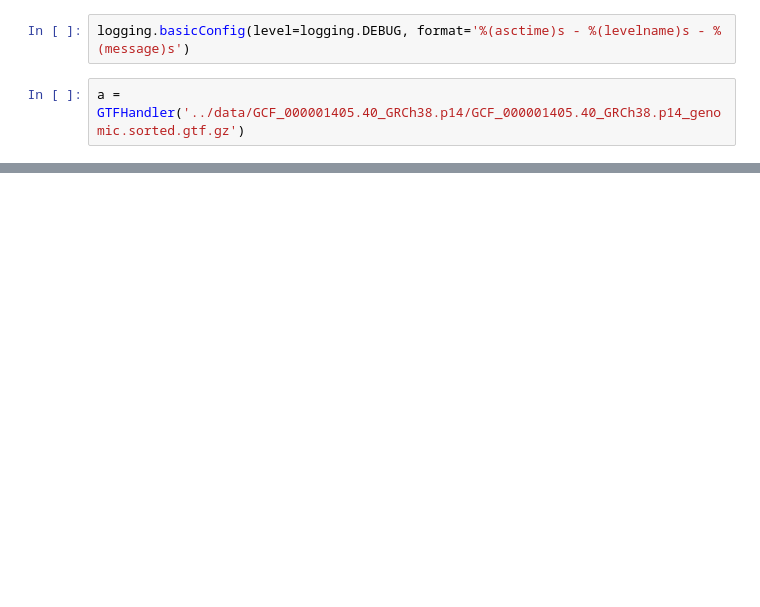
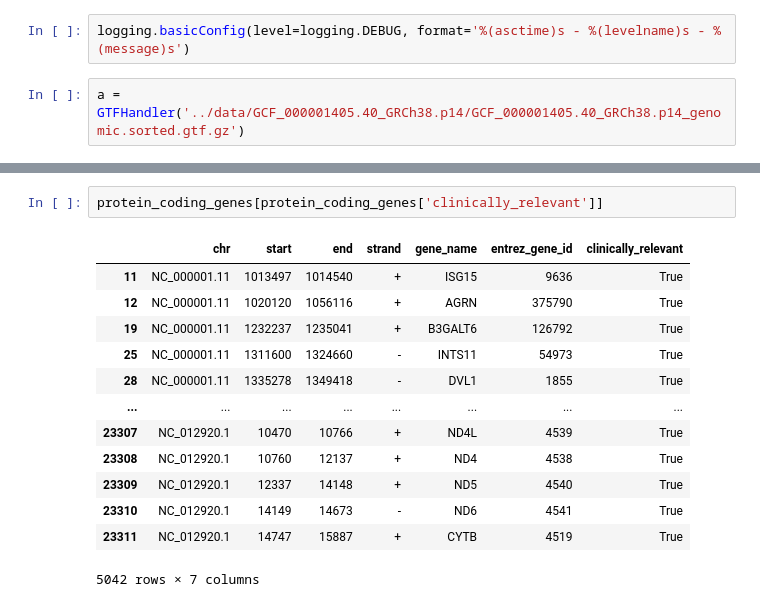
Before and after one commit to frontier-genomics/rna_cloud_genome_reference, a Jupyter notebook: misc/prototyping.ipynb, the cells around one changed output, grey strips where cells are left out. Saved outputs shown, nothing was run; the diff lists cells and outputs as text; blank space fills up the shorter version.

```diff
--- a/misc/prototyping.ipynb
+++ b/misc/prototyping.ipynb
@@ -41,0 +138,16 @@ grc.query('entrez_gene_id==80781').apply(lambda x: pd.Series(a.compare_features(
+# %%
+protein_coding_genes[protein_coding_genes['clinically_relevant']]
+# %% [output]
+|  | chr | start | end | strand | gene_name | entrez_gene_id | clinically_relevant |
+| 11 | NC_000001.11 | 1013497 | 1014540 | + | ISG15 | 9636 | True |
+| 12 | NC_000001.11 | 1020120 | 1056116 | + | AGRN | 375790 | True |
+| 19 | NC_000001.11 | 1232237 | 1235041 | + | B3GALT6 | 126792 | True |
+| 25 | NC_000001.11 | 1311600 | 1324660 | - | INTS11 | 54973 | True |
+| 28 | NC_000001.11 | 1335278 | 1349418 | - | DVL1 | 1855 | True |
+| ... | ... | ... | ... | ... | ... | ... | ... |
+| 23307 | NC_012920.1 | 10470 | 10766 | + | ND4L | 4539 | True |
+| 23308 | NC_012920.1 | 10760 | 12137 | + | ND4 | 4538 | True |
+| 23309 | NC_012920.1 | 12337 | 14148 | + | ND5 | 4540 | True |
+| 23310 | NC_012920.1 | 14149 | 14673 | - | ND6 | 4541 | True |
+| 23311 | NC_012920.1 | 14747 | 15887 | + | CYTB | 4519 | True |
+5042 rows × 7 columns
```
Also changed, not shown: parts of 25 cells of this notebook, 11 other files.
